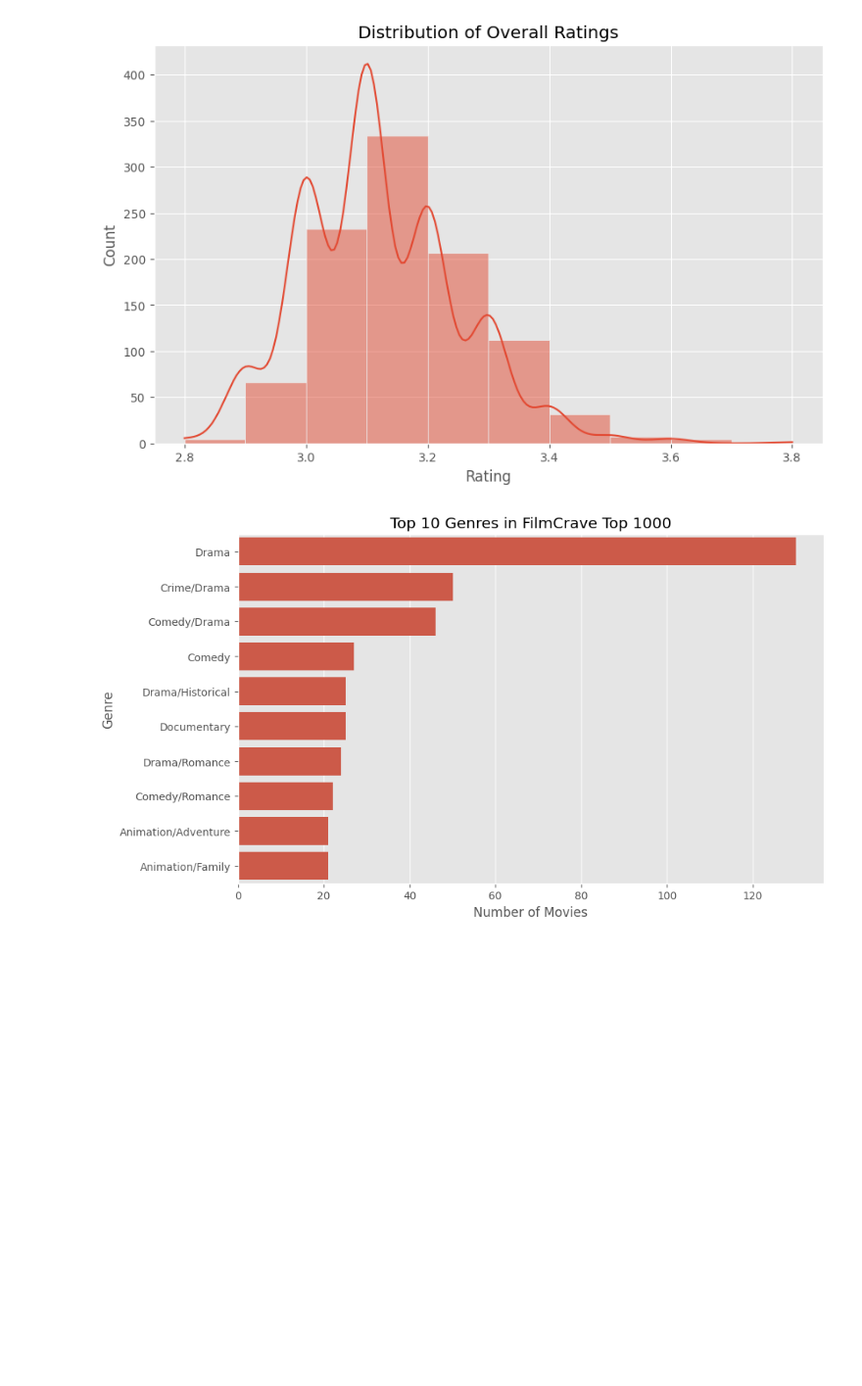
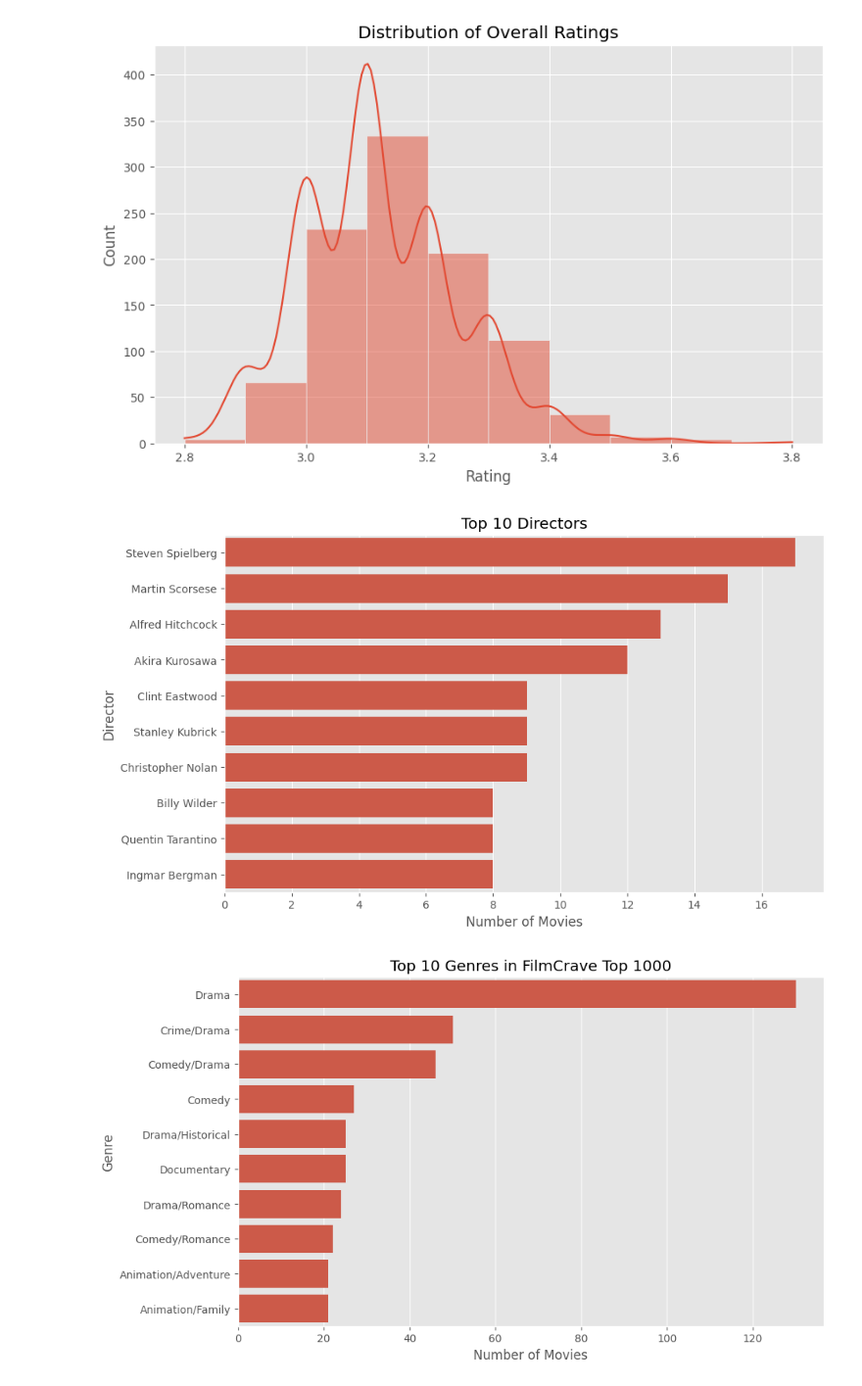
Before and after one commit to Medynal/thing, a Jupyter notebook: movie_web_scrapping.ipynb, the cells around one changed output. Shown at 98% size. Drawn from its saved outputs; the diff is of its cells as text; code cells hidden in the pictures; blank space fills up the shorter version.

```diff
--- a/movie_web_scrapping.ipynb
+++ b/movie_web_scrapping.ipynb
@@ -213,6 +212,17 @@ plt.ylabel("Count")
 plt.show()
 # %% [output]
 [figure]
+# %%
+#Which directors appear most often?
+plt.figure(figsize=(10,6))
+top_directors = mismovie_df['director'].value_counts().head(10)
+sns.barplot(x=top_directors.values, y=top_directors.index)
+plt.title("Top 10 Directors")
+plt.xlabel("Number of Movies")
+plt.ylabel("Director")
+plt.show()
+# %% [output]
+[figure, added]
 # %%
 #Top 10 genre
 plt.figure(figsize=(10,6))
```
Also changed, not shown: parts of 6 cells of this notebook.
